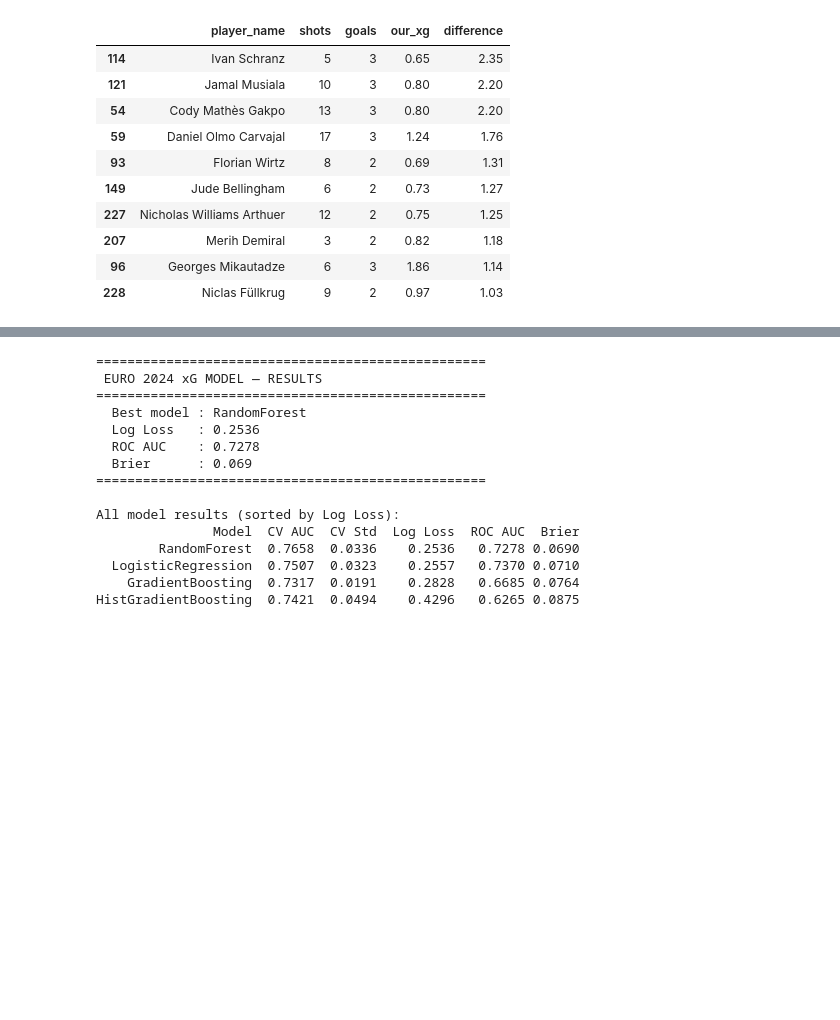
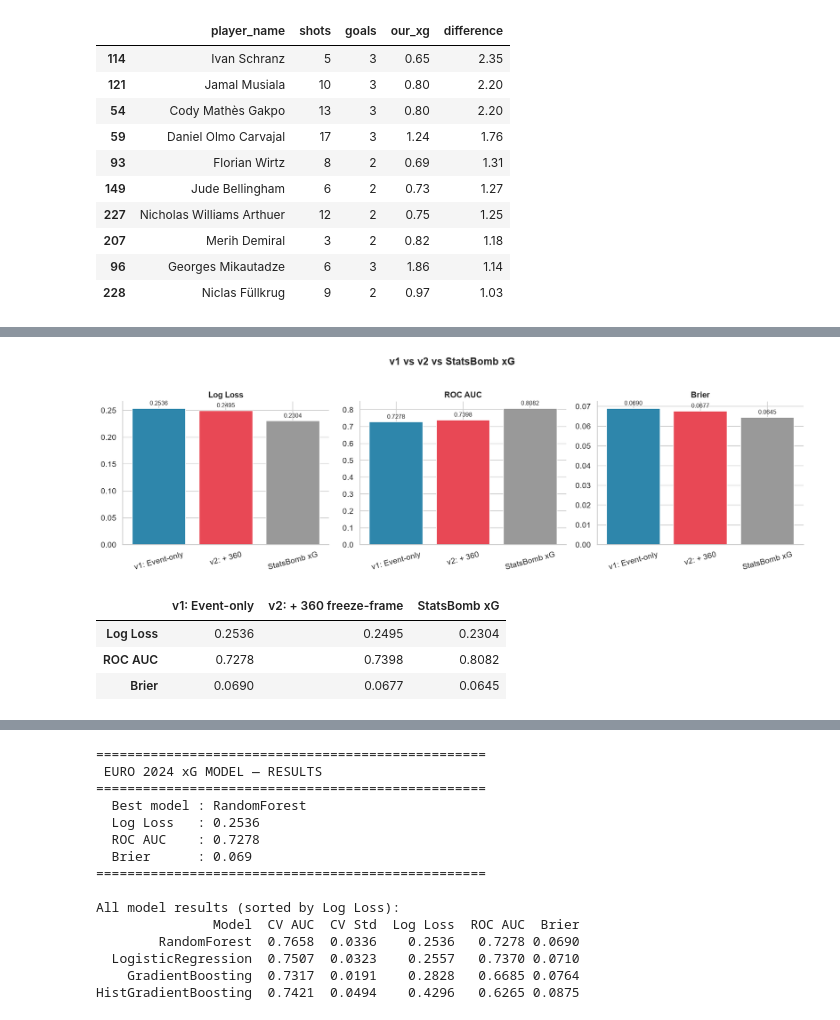
Before and after one commit to amunshi10/euro2024-xg-model, a Jupyter notebook: notebooks/euro2024_xg_model.ipynb, the cells around one changed output, grey strips where cells are left out. Saved outputs shown, nothing was run; the diff lists cells and outputs as text; code cells hidden in the pictures; blank space fills up the shorter version.

```diff
--- a/notebooks/euro2024_xg_model.ipynb
+++ b/notebooks/euro2024_xg_model.ipynb
@@ -545,0 +660,34 @@ player_summary.head(10)
+# %%
+# v1 (event-only) vs v2 (360 freeze-frame) vs StatsBomb
+best_v1 = results_df.iloc[0]
+best_v2 = results_360_df.iloc[0]
+
+comparison_v2 = pd.DataFrame({
+    'v1: Event-only': [best_v1['Log Loss'], best_v1['ROC AUC'], best_v1['Brier']],
+    'v2: + 360 freeze-frame': [best_v2['Log Loss'], best_v2['ROC AUC'], best_v2['Brier']],
+    'StatsBomb xG': [round(sb_metrics['log_loss'], 4), round(sb_metrics['roc_auc'], 4), round(sb_metrics['brier'], 4)],
+}, index=['Log Loss', 'ROC AUC', 'Brier'])
+
+fig, axes = plt.subplots(1, 3, figsize=(15, 4.5))
+labels = ['v1: Event-only', 'v2: + 360', 'StatsBomb xG']
+colors_v = [ACCENT, HIGHLIGHT, '#999999']
+
+for ax, metric in zip(axes, ['Log Loss', 'ROC AUC', 'Brier']):
+    vals = comparison_v2.loc[metric].values
+    bars = ax.bar(labels, vals, color=colors_v, edgecolor='white')
+    ax.bar_label(bars, fmt='%.4f', padding=3, fontsize=9)
+    ax.set_title(metric)
+    ax.tick_params(axis='x', labelrotation=15)
+
+plt.suptitle('v1 vs v2 vs StatsBomb xG', fontweight='bold', y=1.03)
+plt.tight_layout()
+plt.savefig('../outputs/v1_vs_v2_comparison.png', bbox_inches='tight')
+plt.show()
+
+comparison_v2
+# %% [output]
+[figure, added]
+|  | v1: Event-only | v2: + 360 freeze-frame | StatsBomb xG |
+| Log Loss | 0.2536 | 0.2495 | 0.2304 |
+| ROC AUC | 0.7278 | 0.7398 | 0.8082 |
+| Brier | 0.0690 | 0.0677 | 0.0645 |
```
Also changed, not shown: parts of 9 cells of this notebook, 9 other files.
